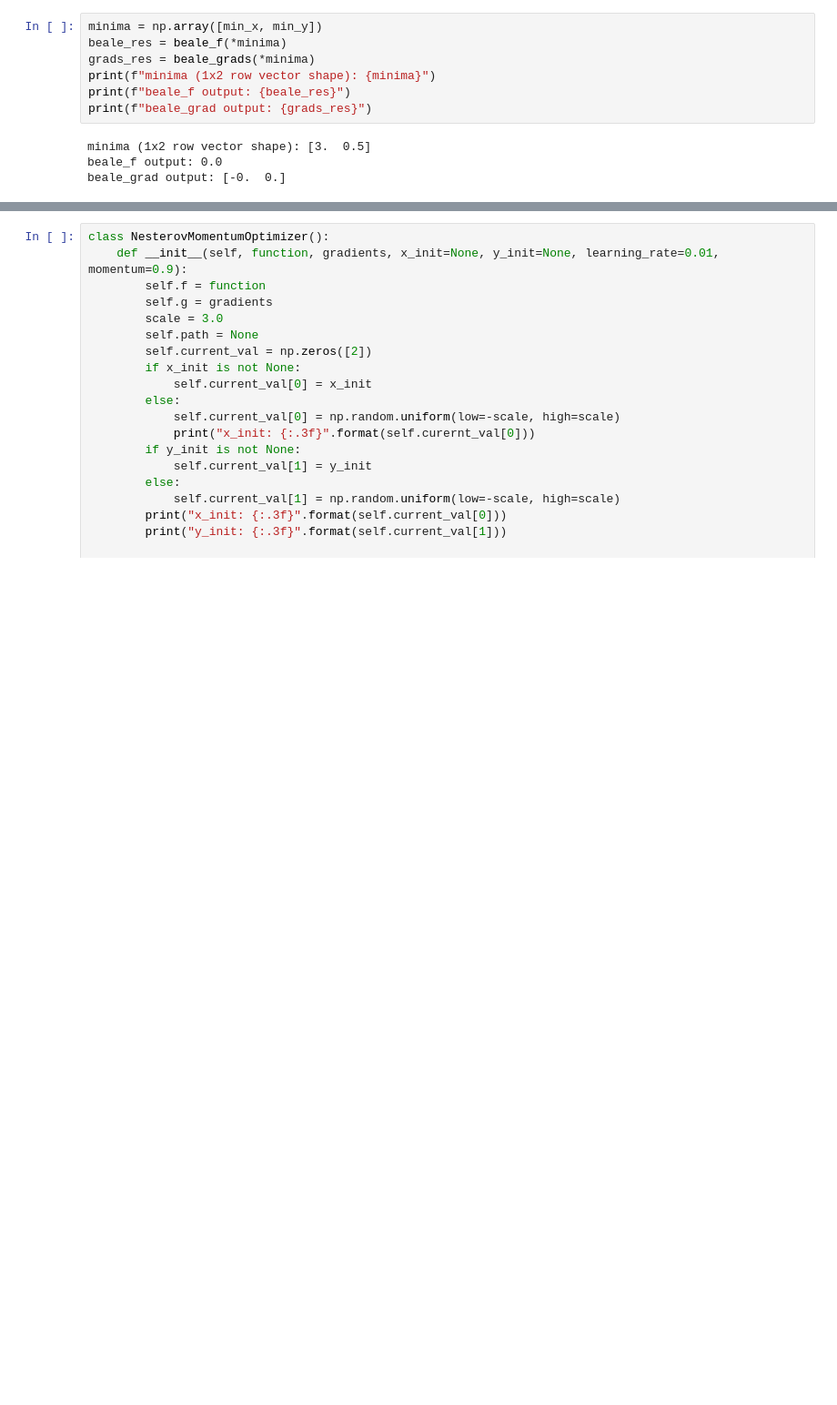
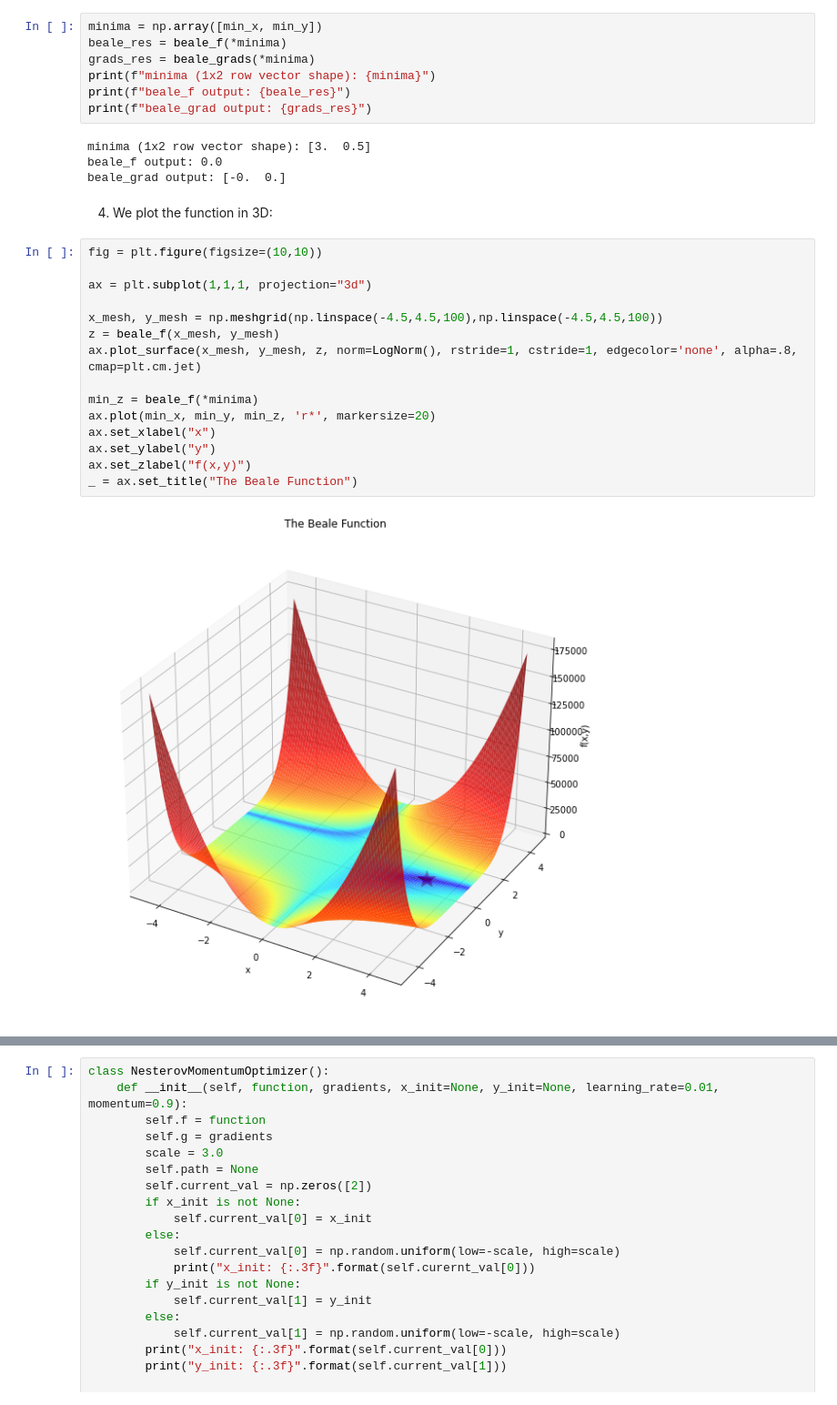
Before and after one commit to ynahum/dl_hw, a Jupyter notebook: hw1/ee046211_hw1_034462796_204034953.ipynb, the cells around one changed output, grey strips where cells are left out. Shown at 91% size. Saved outputs shown, nothing was run; the diff lists cells and outputs as text; blank space fills up the shorter version.

```diff
--- a/hw1/ee046211_hw1_034462796_204034953.ipynb
+++ b/hw1/ee046211_hw1_034462796_204034953.ipynb
@@ -324,3 +324,22 @@ print(f"beale_grad output: {grads_res}")
 minima (1x2 row vector shape): [3.  0.5]
 beale_f output: 0.0
 beale_grad output: [-0.  0.]
+# %% [markdown]
+4. We plot the function in 3D:
+# %%
+fig = plt.figure(figsize=(10,10))
+
+ax = plt.subplot(1,1,1, projection="3d")
+
+x_mesh, y_mesh = np.meshgrid(np.linspace(-4.5,4.5,100),np.linspace(-4.5,4.5,100))
+z = beale_f(x_mesh, y_mesh)
+ax.plot_surface(x_mesh, y_mesh, z, norm=LogNorm(), rstride=1, cstride=1, edgecolor='none', alpha=.8, cmap=plt.cm.jet)
+
+min_z = beale_f(*minima)
+ax.plot(min_x, min_y, min_z, 'r*', markersize=20)
+ax.set_xlabel("x")
+ax.set_ylabel("y")
+ax.set_zlabel("f(x,y)")
+_ = ax.set_title("The Beale Function")
+# %% [output]
+[figure, added]
```
Also changed, not shown: parts of 3 cells of this notebook.
